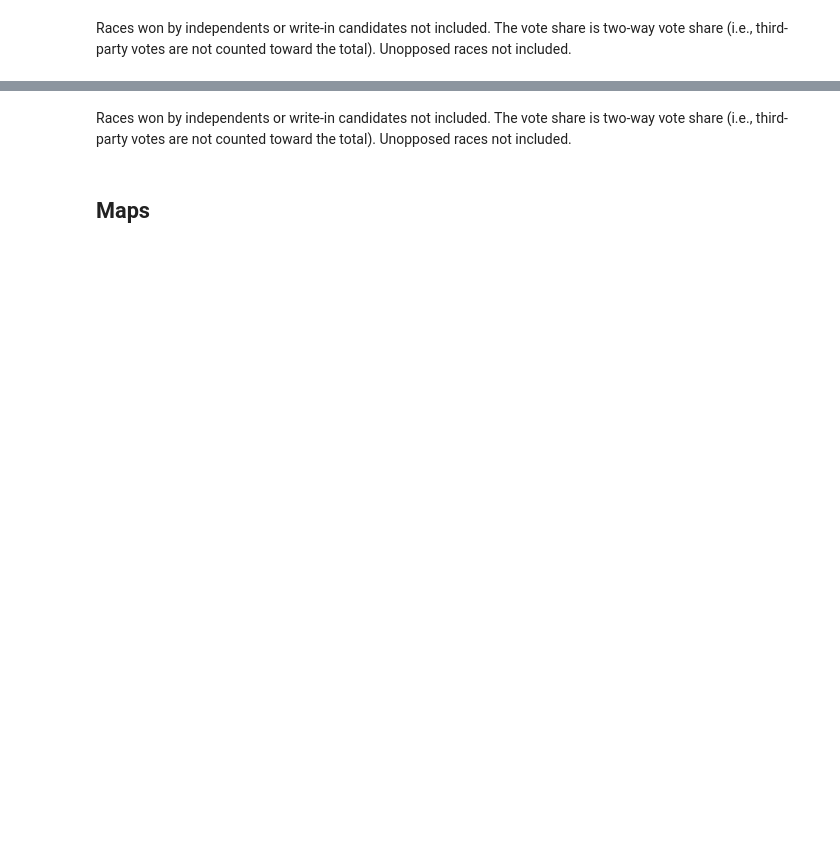
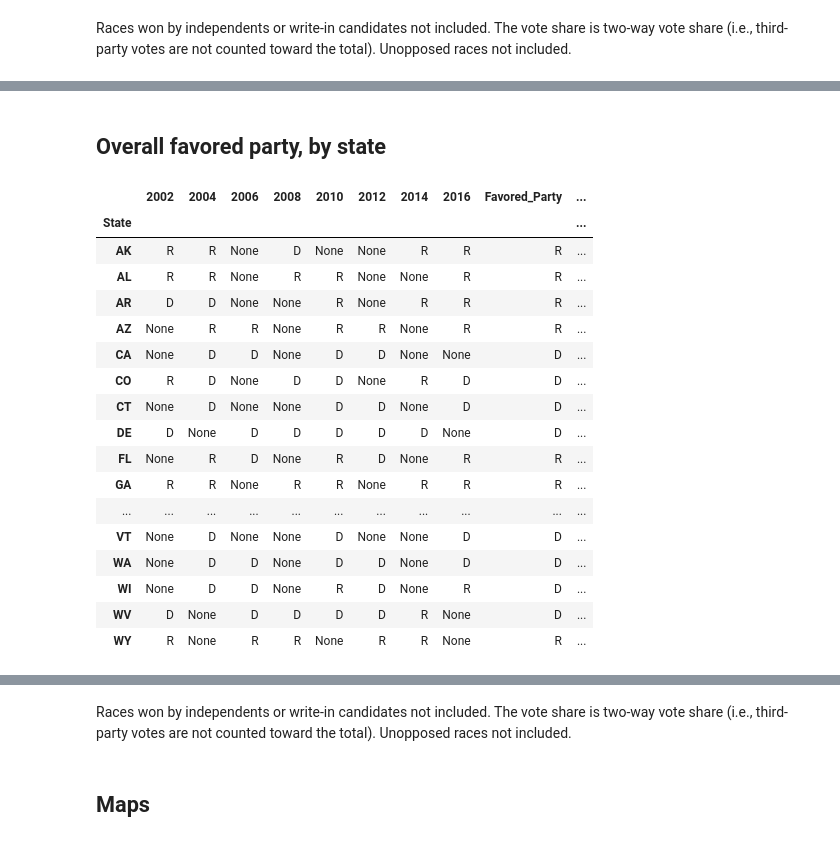
Before and after one commit to gerrymandr/party-tilt, a Jupyter notebook: AllFiftyStates.ipynb, the cells around one changed output, grey strips where cells are left out. Drawn from its saved outputs; the diff is of its cells as text; code cells hidden in the pictures; blank space fills up the shorter version.

Commit message:
Add election outcomes table

```diff
--- a/AllFiftyStates.ipynb
+++ b/AllFiftyStates.ipynb
@@ -240,6 +240,9 @@ df2000_eq.to_csv("./turnout_equalized_2002-2010.csv")
 
 df2010_eq = equalize_and_attach_percents(df2010)
 df2010_eq.to_csv("./turnout_equalized_2012-2016.csv")
+
+df_eq = equalize_and_attach_percents(df)
+df_eq.to_csv("./turnout_equalized_all.csv")
 # %% [markdown]
 ## Plots
 # %%
@@ -314,3 +286,63 @@ Text(0.5,1,'Number of Elections Included, by State')
+# %% [markdown]
+## Overall favored party, by state
+# %%
+def winner_of_election(election_record):
+    if election_record["Democratic"] > election_record["Republican"]:
+        return "D"
+    else:
+        return "R"
+# %%
+def winner_or_na(filtered):
+    if len(filtered) > 0:
+        return winner_of_election(filtered.iloc[0])
+    return None
+
+def winner_for_year(group, year):
+    return winner_or_na(group[group["Year"] == year])
+
+grouped = df.groupby("State")
+
+years = ["2002", "2004", "2006", "2008", "2010", "2012", "2014", "2016"]
+
+outcomes = pandas.DataFrame({
+    year: grouped.apply(lambda group: winner_for_year(group, year))
+    for year in years
+})
+
+def favored_party(df):
+    return (df["Democratic_Percent"] > df["Republican_Percent"]).map({True: "D", False: "R"})
+
+outcomes["Favored_Party"] = favored_party(df_eq)
+outcomes["Favored_Party_Vote_Share"] = df_eq[["Democratic_Percent", "Republican_Percent"]].max(axis=1)
+# %%
+def color_outcomes(value):
+    if value == "R":
+        return "background: #ffa7a7"
+    elif value == "D":
+        return "background: #8cbff1"
+    else:
+        return ""
+
+outcomes.style.applymap(color_outcomes)
+# %% [output]
+|  | 2002 | 2004 | 2006 | 2008 | 2010 | 2012 | 2014 | 2016 | Favored_Party | ... |
+| State |  |  |  |  |  |  |  |  |  | ... |
+| AK | R | R | None | D | None | None | R | R | R | ... |
+| AL | R | R | None | R | R | None | None | R | R | ... |
+| AR | D | D | None | None | R | None | R | R | R | ... |
+| AZ | None | R | R | None | R | R | None | R | R | ... |
+| CA | None | D | D | None | D | D | None | None | D | ... |
+| CO | R | D | None | D | D | None | R | D | D | ... |
+| CT | None | D | None | None | D | D | None | D | D | ... |
+| DE | D | None | D | D | D | D | D | None | D | ... |
+| FL | None | R | D | None | R | D | None | R | R | ... |
+| GA | R | R | None | R | R | None | R | R | R | ... |
+| ... | ... | ... | ... | ... | ... | ... | ... | ... | ... | ... |
+| VT | None | D | None | None | D | None | None | D | D | ... |
+| WA | None | D | D | None | D | D | None | D | D | ... |
+| WI | None | D | D | None | R | D | None | R | D | ... |
+| WV | D | None | D | D | D | D | R | None | D | ... |
+| WY | R | None | R | R | None | R | R | None | R | ... |
 # %%
 def plot_all_winners(df, parties=["Democratic", "Republican"]):
     totals = df[parties].sum(axis=1)
```
Also changed, not shown: parts of 9 cells of this notebook, 2 other files.
